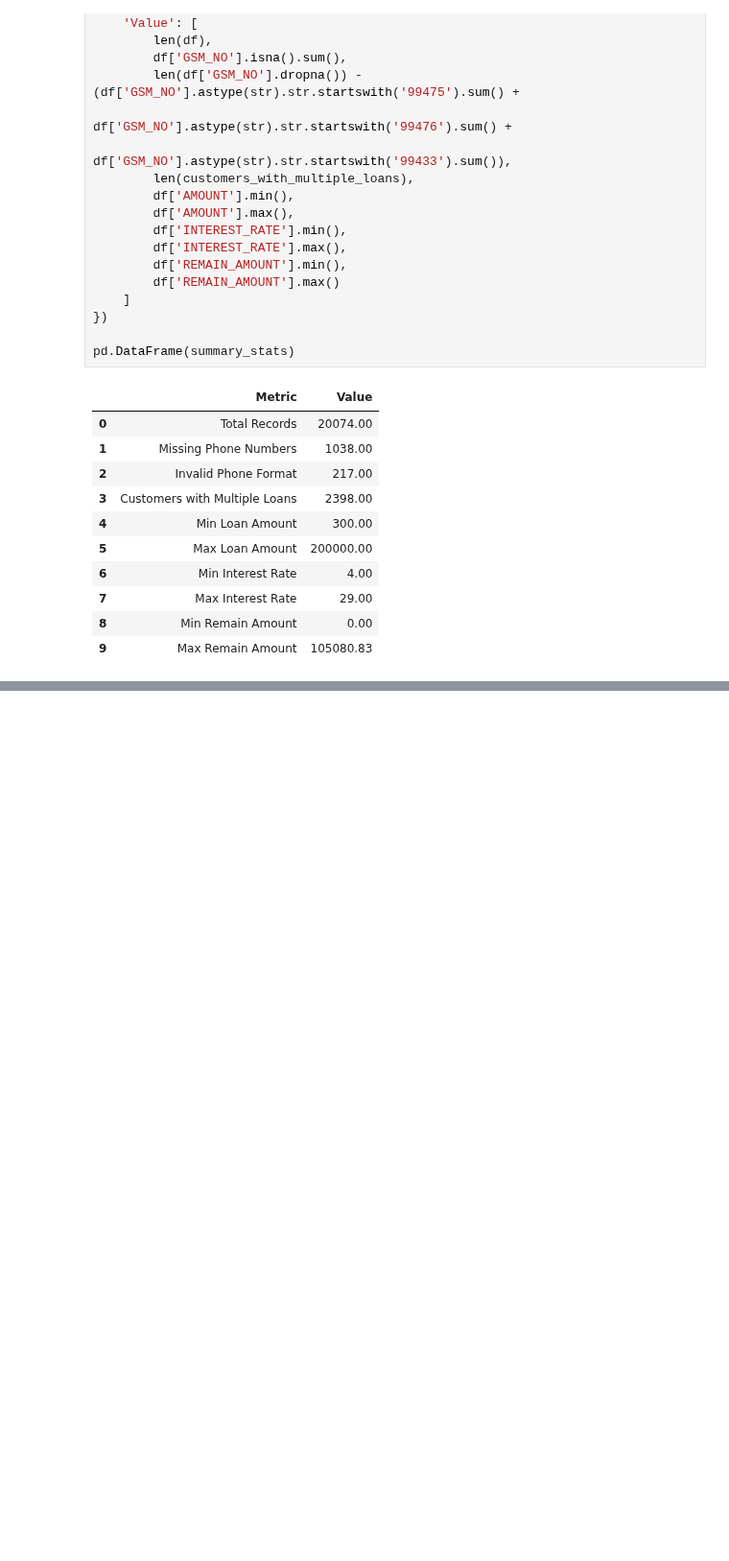
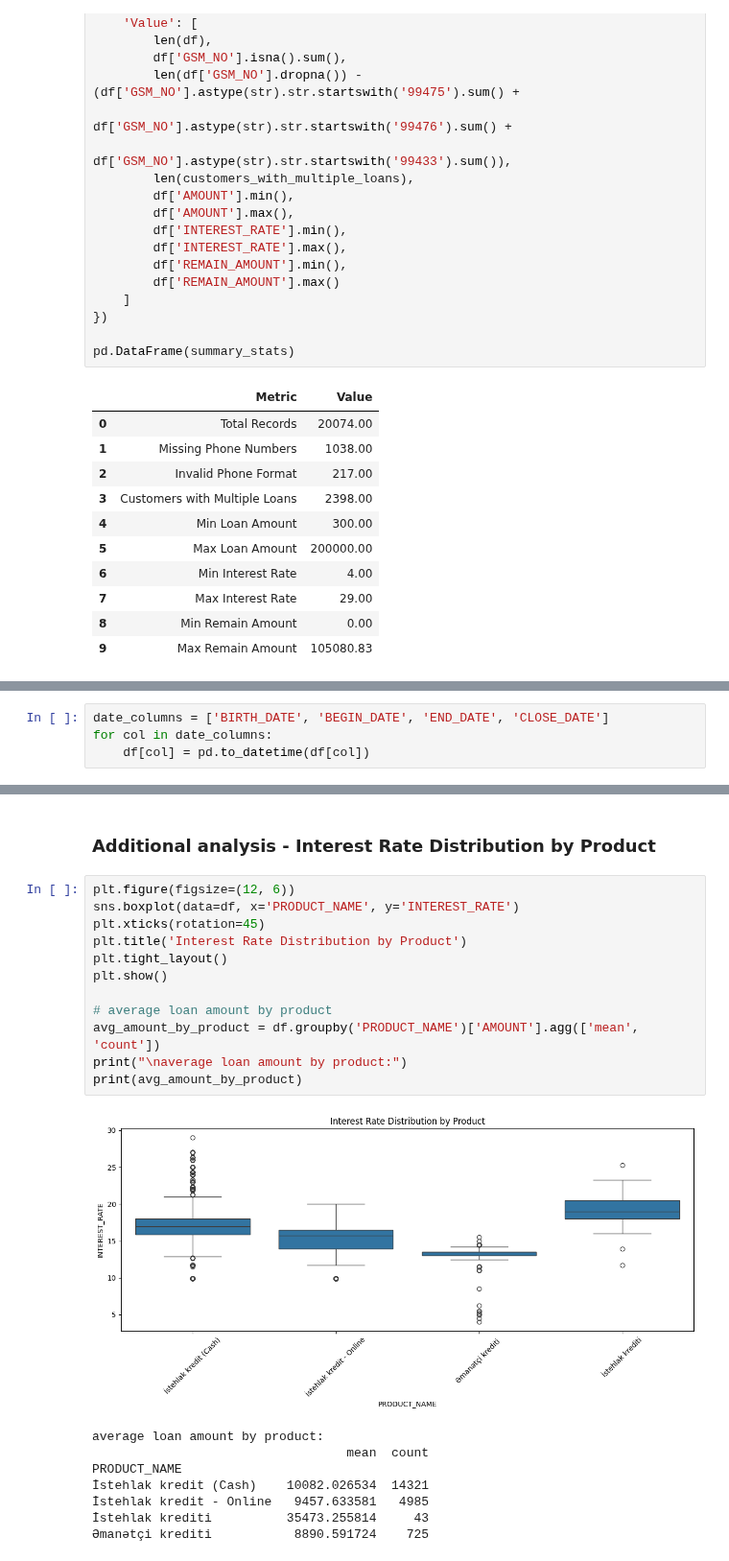
Before and after one commit to Ismat-Samadov/yelo_DataAnalyst, a Jupyter notebook: Data Analyst Technical Assignment.ipynb, the cells around one changed output, grey strips where cells are left out. Shown at 96% size. Drawn from its saved outputs; the diff is of its cells as text; blank space fills up the shorter version.

```diff
--- a/Data Analyst Technical Assignment.ipynb
+++ b/Data Analyst Technical Assignment.ipynb
@@ -374,0 +404,4 @@ pd.DataFrame(summary_stats)
+# %%
+date_columns = ['BIRTH_DATE', 'BEGIN_DATE', 'END_DATE', 'CLOSE_DATE']
+for col in date_columns:
+    df[col] = pd.to_datetime(df[col])
@@ -374,0 +473,23 @@ pd.DataFrame(summary_stats)
+# %% [markdown]
+### Additional analysis - Interest Rate Distribution by Product
+# %%
+plt.figure(figsize=(12, 6))
+sns.boxplot(data=df, x='PRODUCT_NAME', y='INTEREST_RATE')
+plt.xticks(rotation=45)
+plt.title('Interest Rate Distribution by Product')
+plt.tight_layout()
+plt.show()
+
+# average loan amount by product
+avg_amount_by_product = df.groupby('PRODUCT_NAME')['AMOUNT'].agg(['mean', 'count'])
+print("\naverage loan amount by product:")
+print(avg_amount_by_product)
+# %% [output]
+[figure, added]
+average loan amount by product:
+                                  mean  count
+PRODUCT_NAME
+İstehlak kredit (Cash)    10082.026534  14321
+İstehlak kredit - Online   9457.633581   4985
+İstehlak krediti          35473.255814     43
+Əmanətçi krediti           8890.591724    725
```
Also changed, not shown: parts of 11 cells of this notebook, 3 other files.
